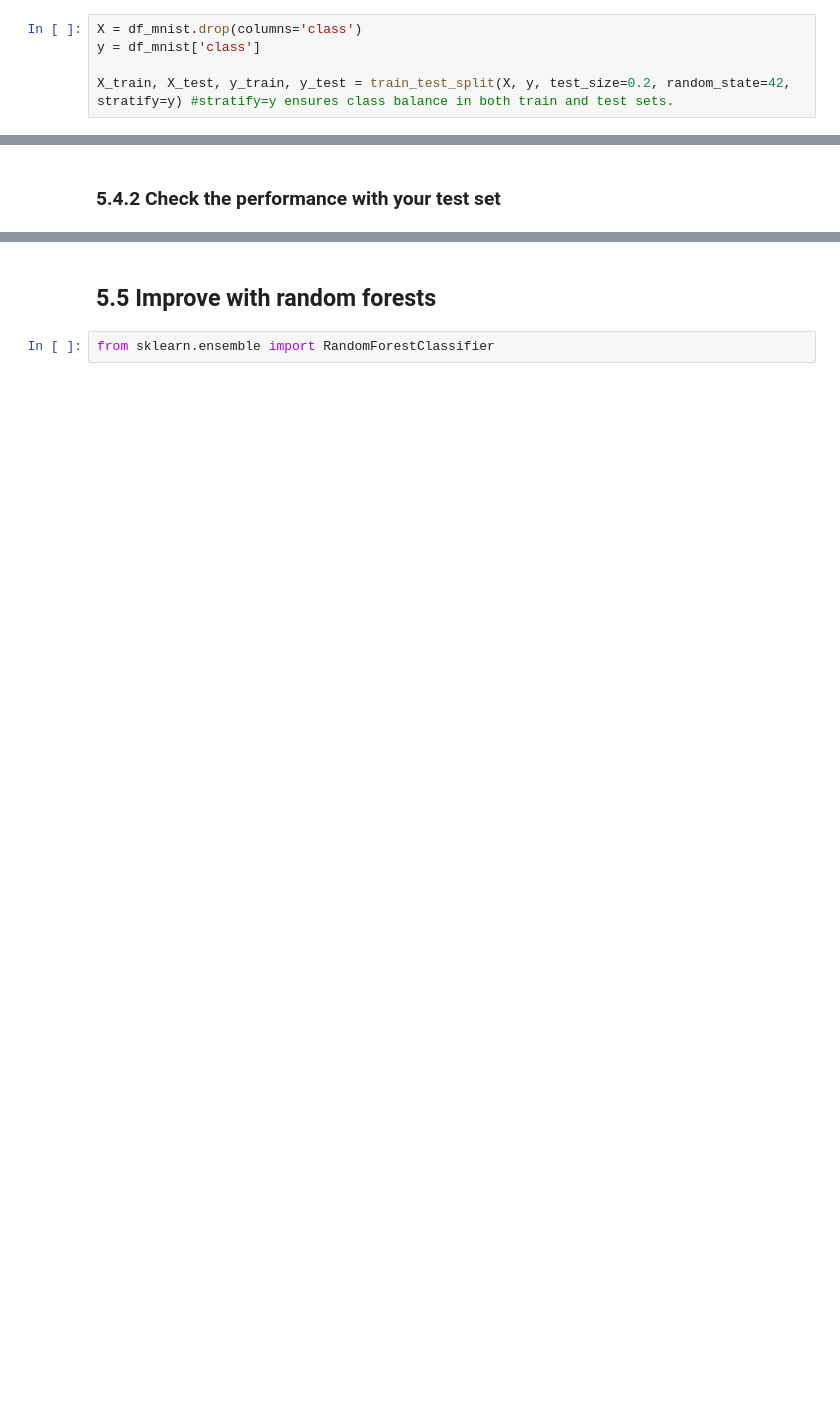
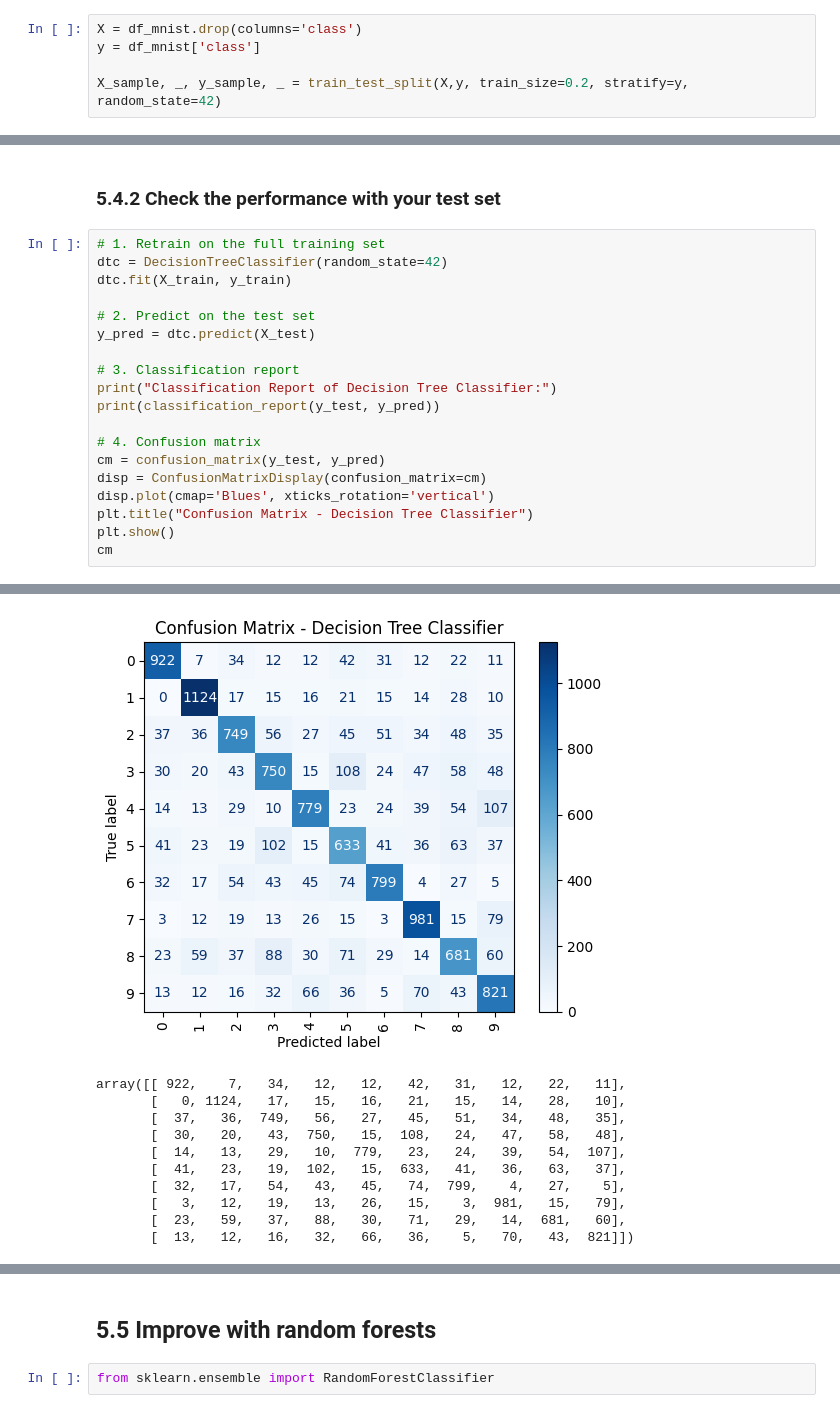
Before and after one commit to yhfrds/data-science-and-machine-learning-1, a Jupyter notebook: Lab 5/DS_ML_I_P5.ipynb, the cells around one changed output, grey strips where cells are left out. Saved outputs shown, nothing was run; the diff lists cells and outputs as text; blank space fills up the shorter version.

```diff
--- a/Lab 5/DS_ML_I_P5.ipynb
+++ b/Lab 5/DS_ML_I_P5.ipynb
@@ -123,4 +129,4 @@ from sklearn.model_selection import cross_validate
 X = df_mnist.drop(columns='class')
 y = df_mnist['class']
 
-X_train, X_test, y_train, y_test = train_test_split(X, y, test_size=0.2, random_state=42, stratify=y) #stratify=y ensures class balance in both train and test sets.
+X_sample, _, y_sample, _ = train_test_split(X,y, train_size=0.2, stratify=y, random_state=42)
@@ -167,2 +288,22 @@ from sklearn.tree import DecisionTreeClassifier
 # %% [markdown]
 ### 5.4.2 Check the performance with your test set
+# %%
+# 1. Retrain on the full training set
+dtc = DecisionTreeClassifier(random_state=42)
+dtc.fit(X_train, y_train)
+
+# 2. Predict on the test set
+y_pred = dtc.predict(X_test)
+
+# 3. Classification report
+print("Classification Report of Decision Tree Classifier:")
+print(classification_report(y_test, y_pred))
+
+# 4. Confusion matrix
+cm = confusion_matrix(y_test, y_pred)
+disp = ConfusionMatrixDisplay(confusion_matrix=cm)
+disp.plot(cmap='Blues', xticks_rotation='vertical')
+plt.title("Confusion Matrix - Decision Tree Classifier")
+plt.show()
+cm
+# %% [output]
@@ -168,0 +327,11 @@ from sklearn.tree import DecisionTreeClassifier
+[figure, added]
+array([[ 922,    7,   34,   12,   12,   42,   31,   12,   22,   11],
+       [   0, 1124,   17,   15,   16,   21,   15,   14,   28,   10],
+       [  37,   36,  749,   56,   27,   45,   51,   34,   48,   35],
+       [  30,   20,   43,  750,   15,  108,   24,   47,   58,   48],
+       [  14,   13,   29,   10,  779,   23,   24,   39,   54,  107],
+       [  41,   23,   19,  102,   15,  633,   41,   36,   63,   37],
+       [  32,   17,   54,   43,   45,   74,  799,    4,   27,    5],
+       [   3,   12,   19,   13,   26,   15,    3,  981,   15,   79],
+       [  23,   59,   37,   88,   30,   71,   29,   14,  681,   60],
+       [  13,   12,   16,   32,   66,   36,    5,   70,   43,  821]])
```
Also changed, not shown: parts of 34 cells of this notebook.
